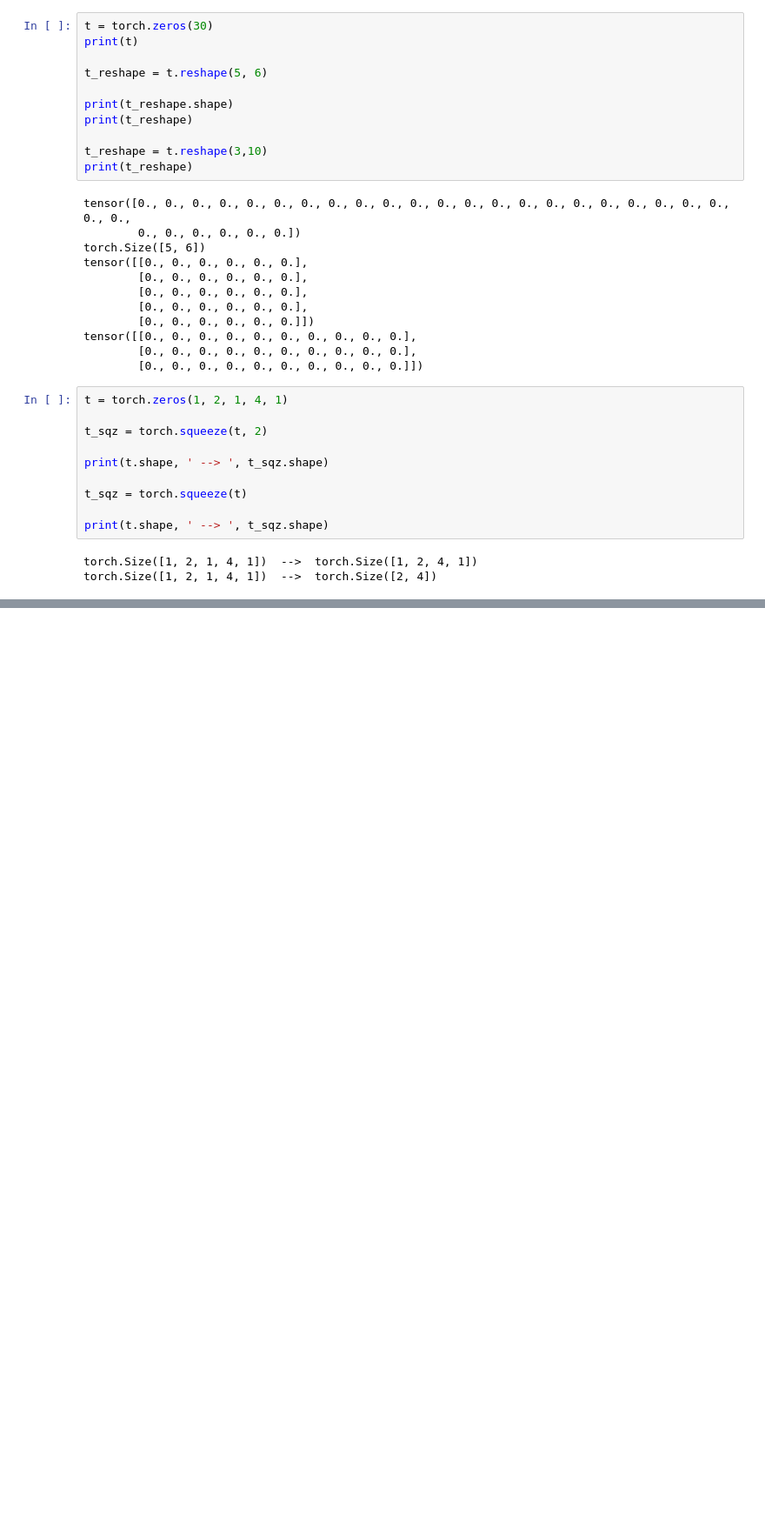
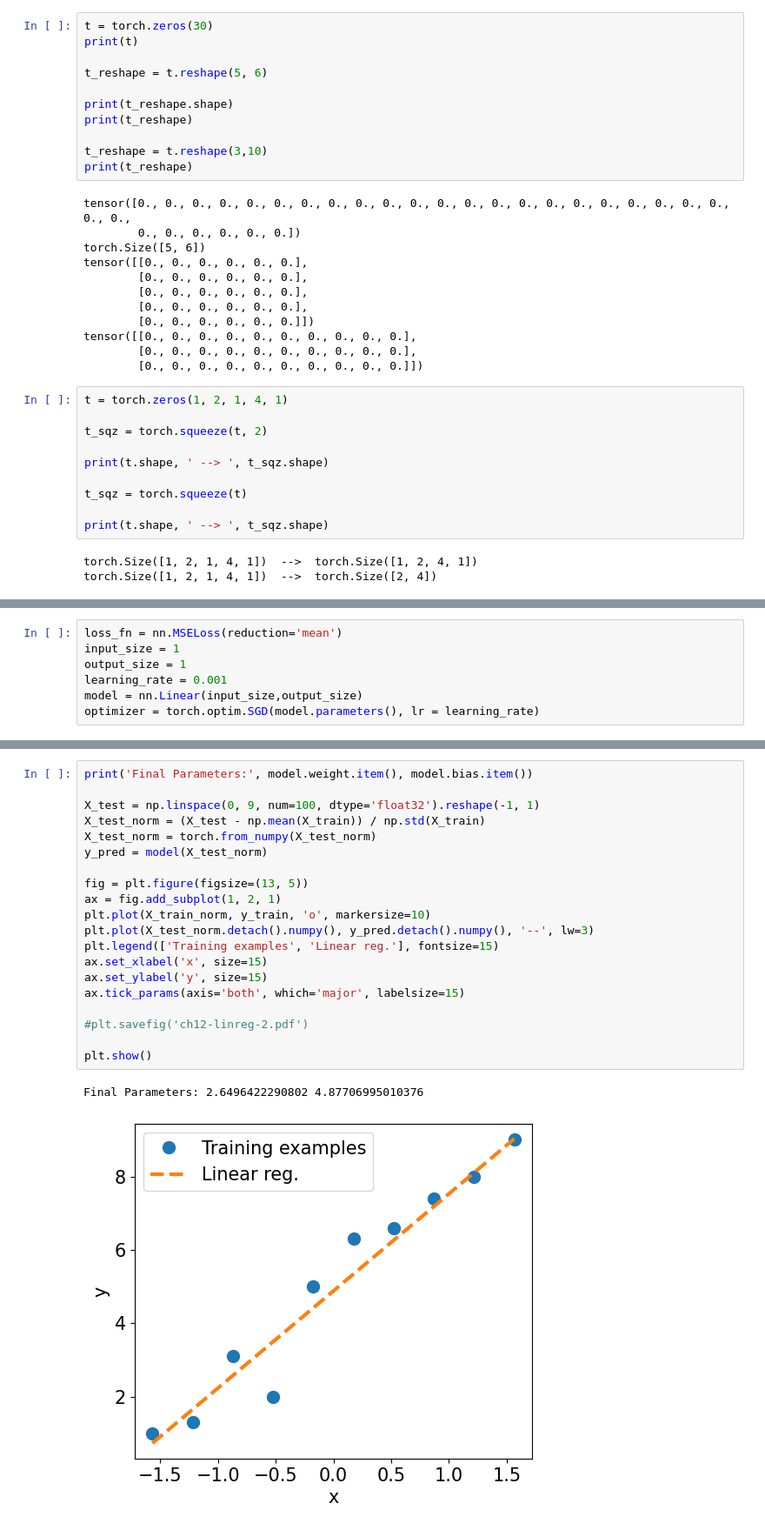
Before and after one commit to lwilsen/IEX_Training, a Jupyter notebook: Titanic/neural_networks.ipynb, the cells around one changed output, grey strips where cells are left out. Shown at 87% size. Cells and saved outputs as stored; diff of their text form; blank space fills up the shorter version.

Commit message:
Neural Network learning + Titanic updates

```diff
--- a/Titanic/neural_networks.ipynb
+++ b/Titanic/neural_networks.ipynb
@@ -407,0 +570,7 @@ torch.Size([1, 2, 1, 4, 1])  -->  torch.Size([2, 4])
+# %%
+loss_fn = nn.MSELoss(reduction='mean')
+input_size = 1
+output_size = 1
+learning_rate = 0.001
+model = nn.Linear(input_size,output_size)
+optimizer = torch.optim.SGD(model.parameters(), lr = learning_rate)
@@ -407,0 +614,23 @@ torch.Size([1, 2, 1, 4, 1])  -->  torch.Size([2, 4])
+# %%
+print('Final Parameters:', model.weight.item(), model.bias.item())
+
+X_test = np.linspace(0, 9, num=100, dtype='float32').reshape(-1, 1)
+X_test_norm = (X_test - np.mean(X_train)) / np.std(X_train)
+X_test_norm = torch.from_numpy(X_test_norm)
+y_pred = model(X_test_norm)
+
+fig = plt.figure(figsize=(13, 5))
+ax = fig.add_subplot(1, 2, 1)
+plt.plot(X_train_norm, y_train, 'o', markersize=10)
+plt.plot(X_test_norm.detach().numpy(), y_pred.detach().numpy(), '--', lw=3)
+plt.legend(['Training examples', 'Linear reg.'], fontsize=15)
+ax.set_xlabel('x', size=15)
+ax.set_ylabel('y', size=15)
+ax.tick_params(axis='both', which='major', labelsize=15)
+
+#plt.savefig('ch12-linreg-2.pdf')
+
+plt.show()
+# %% [output]
+Final Parameters: 2.6496422290802 4.87706995010376
+[figure, added]
```
Also changed, not shown: parts of 31 cells of this notebook, 11 other files.
